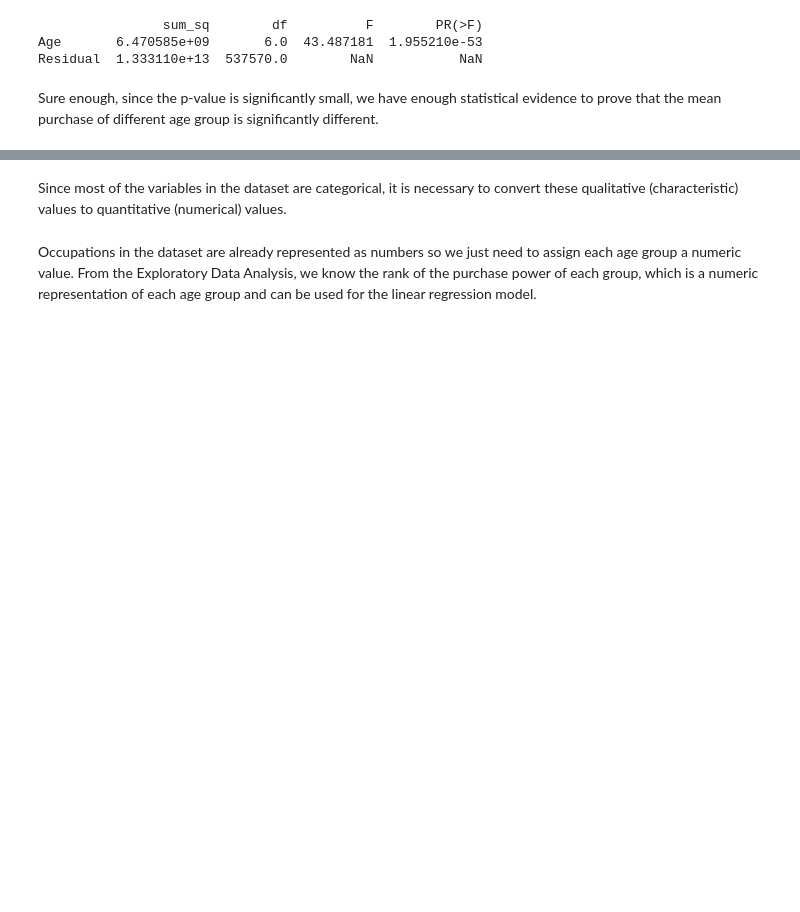
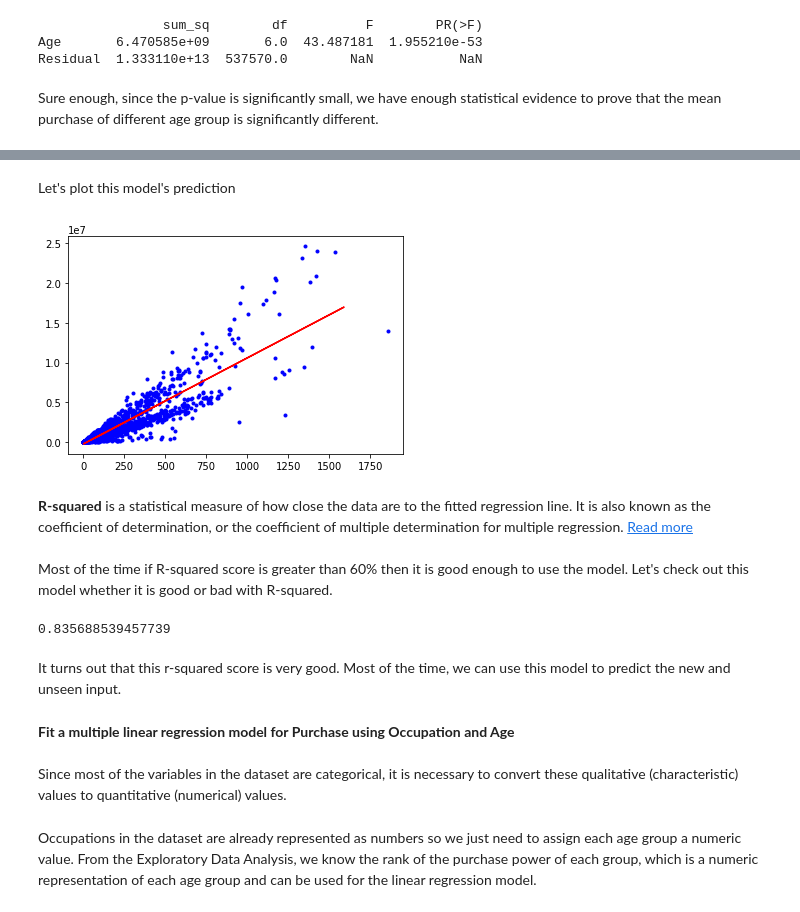
Before and after one commit to mtruon11/Black-Friday-Analysis, a Jupyter notebook: Black-Friday-Analysis.ipynb, the cells around one changed output, grey strips where cells are left out. Cells and saved outputs as stored; diff of their text form; code cells hidden in the pictures; blank space fills up the shorter version.

Commit message:
Add simple Linear Regression

```diff
--- a/Black-Friday-Analysis.ipynb
+++ b/Black-Friday-Analysis.ipynb
@@ -501,11 +507,11 @@ Unsuprisingly, based on graphs above, we can see that the target age group shoul
 age are male or female.
 # %%
 target = city_B_best_seller.loc[city_B_best_seller['Age']=='26-35']
-freq_purchase =  target.groupby(['Gender']).Product_ID.count().to_frame()
-freq_purchase['Freq'] = freq_purchase.Product_ID #create a new column named "Freq"
-freq_purchase = freq_purchase.drop(columns=['Product_ID'], axis=1)
-freq_purchase.reset_index(level=0, inplace=True)
-ax = freq_purchase.plot.bar(x='Gender', y='Freq', rot=0)
+freq_purchase_by_gender =  target.groupby(['Gender']).Product_ID.count().to_frame()
+freq_purchase_by_gender['Freq'] = freq_purchase_by_gender.Product_ID #create a new column named "Freq"
+freq_purchase_by_gender = freq_purchase_by_gender.drop(columns=['Product_ID'], axis=1)
+freq_purchase_by_gender.reset_index(level=0, inplace=True)
+ax = freq_purchase_by_gender.plot.bar(x='Gender', y='Freq', rot=0)
 ax.figure.set_size_inches(15, 8)
 plt.xlabel("Gender Groups that live in city B")
 plt.ylabel("Amount of Product P00265242 Purchased")
@@ -516,11 +522,11 @@ Text(0,0.5,'Amount of Product P00265242 Purchased')
 We can now narrow our target group to 26-35 year old men. Lets see if the taget group is single or not
 # %%
 target = target.loc[target['Gender']=='M']
-freq_purchase =  target.groupby(['Marital_Status']).Product_ID.count().to_frame()
-freq_purchase['Freq'] = freq_purchase.Product_ID #create a new column named "Freq"
-freq_purchase = freq_purchase.drop(columns=['Product_ID'], axis=1)
-freq_purchase.reset_index(level=0, inplace=True)
-ax = freq_purchase.plot.bar(x='Marital_Status', y='Freq', rot=0)
+freq_purchase_by_status =  target.groupby(['Marital_Status']).Product_ID.count().to_frame()
+freq_purchase_by_status['Freq'] = freq_purchase_by_status.Product_ID #create a new column named "Freq"
+freq_purchase_by_status = freq_purchase_by_status.drop(columns=['Product_ID'], axis=1)
+freq_purchase_by_status.reset_index(level=0, inplace=True)
+ax = freq_purchase_by_status.plot.bar(x='Marital_Status', y='Freq', rot=0)
 ax.figure.set_size_inches(15, 8)
 plt.xlabel("Marital_Status")
 plt.ylabel("Amount of Product P00265242 Purchased")
@@ -674,0 +682,8 @@ Fit a multiple linear regression model for Purchase using Occupation and Age
+# %%
+display(freq_purchase.head())
+X = freq_purchase[['Freq']].values.reshape(-1, 1)
+y = freq_purchase[['Purchase']]
+X_train, X_test, y_train, y_test = train_test_split(X, y, test_size=0.3, random_state=0)
+reg = linear_model.LinearRegression()
+reg.fit(X_train, y_train)
+display("Intercept: ", reg.intercept_, "Coefficient: ", reg.coef_)
@@ -674,0 +703,3 @@ Fit a multiple linear regression model for Purchase using Occupation and Age
+# %%
+y_pred = reg.predict(X_test)
+y_pred
@@ -675,4 +714,24 @@ Fit a multiple linear regression model for Purchase using Occupation and Age
+# %% [markdown]
+Let's plot this model's prediction
+# %%
+plt.plot(X_train, y_train, "b.")
+plt.plot(X_test, y_pred, "r-")
+plt.show()
+# %% [output]
+[figure, added]
+# %% [markdown]
+<b>R-squared</b> is a statistical measure of how close the data are to the fitted regression line. It is also known as the coefficient of determination, or the coefficient of multiple determination for multiple regression. <a href="http://blog.minitab.com/blog/adventures-in-statistics-2/regression-analysis-how-do-i-interpret-r-squared-and-assess-the-goodness-of-fit">Read more</a>
+<br><br>
+Most of the time if R-squared score is greater than 60% then it is good enough to use the model. Let's check out this model whether it is good or bad with R-squared.
+# %%
+reg.score(X_test, y_test)
+# %% [output]
+0.835688539457739
+# %% [markdown]
+It turns out that this r-squared score is very good. Most of the time, we can use this model to predict the new and unseen input.
 # %% [markdown]
+<b>Fit a multiple linear regression model for Purchase using Occupation and Age</b>
+<br><br>
 Since most of the variables in the dataset are categorical, it is necessary to convert these qualitative (characteristic) values to quantitative (numerical) values.
 # %% [markdown]
 Occupations in the dataset are already represented as numbers so we just need to assign each age group a numeric value. From the
```
Also changed, not shown: parts of 22 cells of this notebook, 2 other files.
